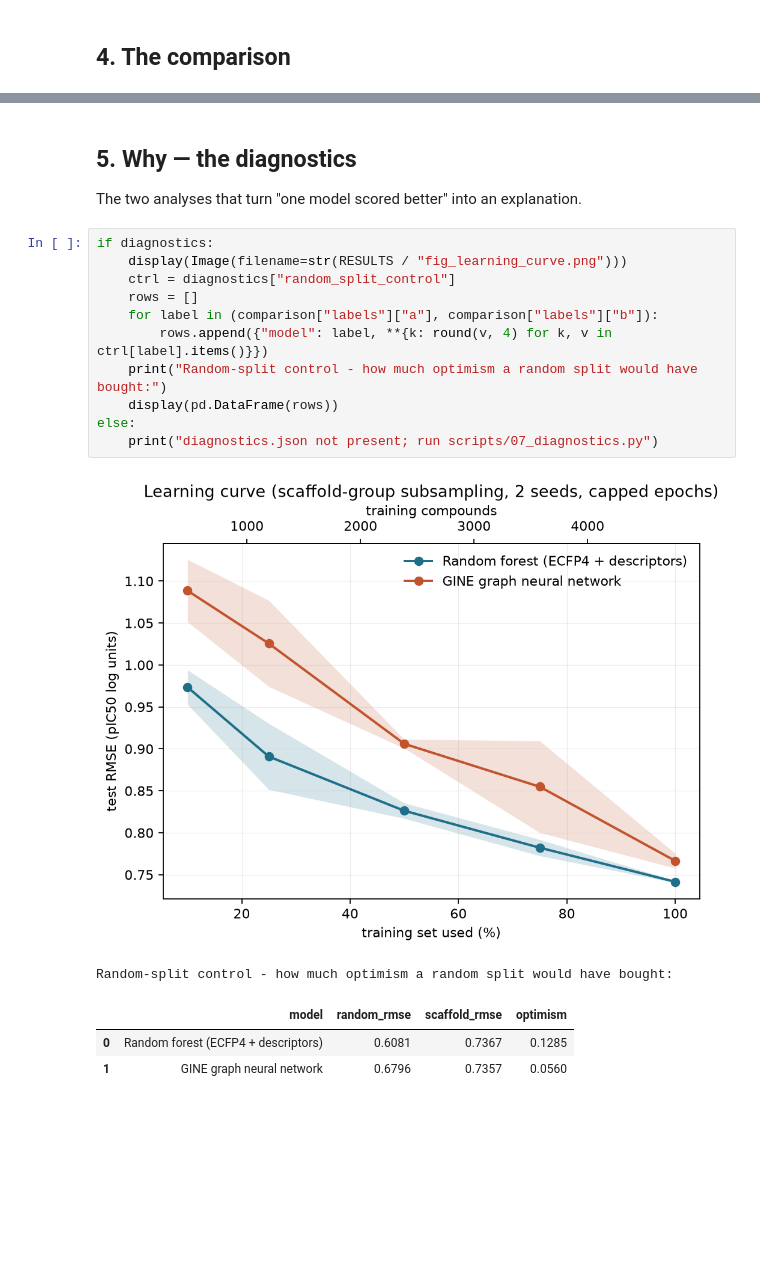
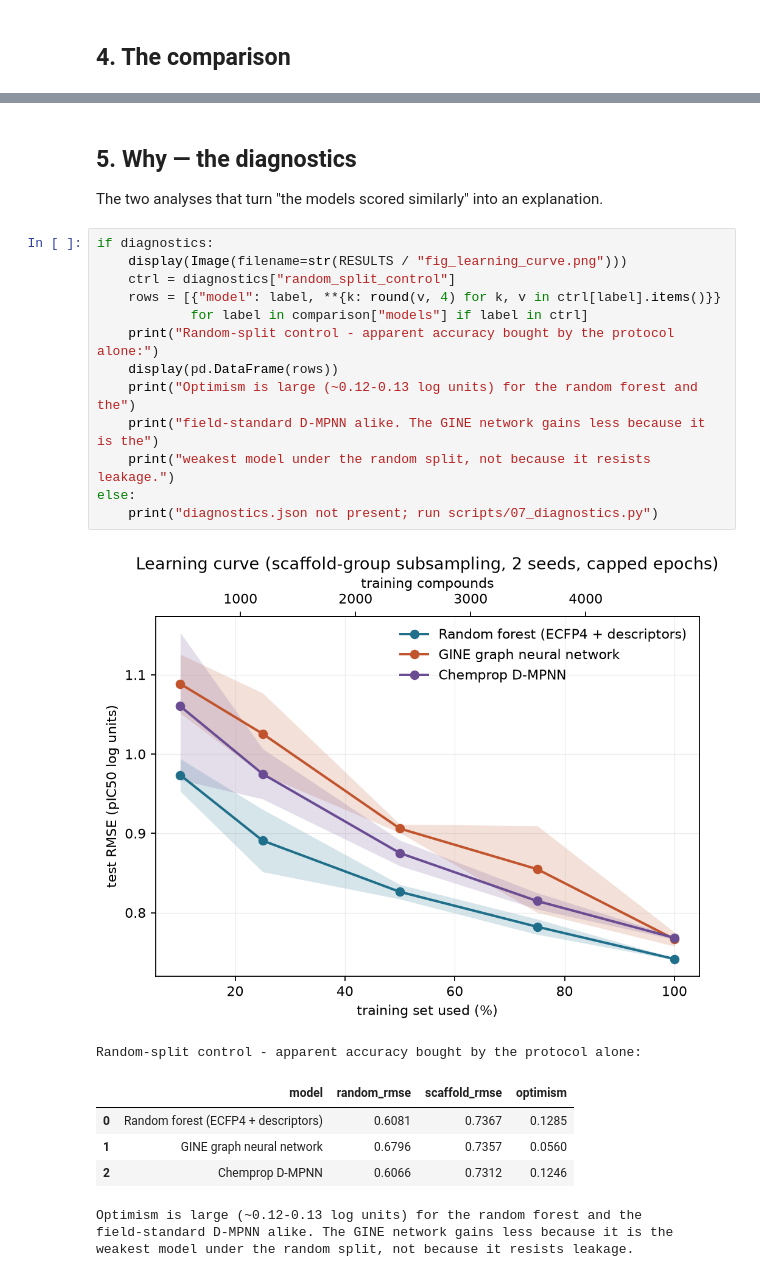
Before and after one commit to aadityageddam-ux/hdac1-qsar-gnn, a Jupyter notebook: report.ipynb, the cells around one changed output, grey strips where cells are left out. Saved outputs shown, nothing was run; the diff lists cells and outputs as text; blank space fills up the shorter version.

```diff
--- a/report.ipynb
+++ b/report.ipynb
@@ -195,24 +227,30 @@ display(Image(filename=str(RESULTS / "fig_parity.png")))
 # %% [markdown]
 ## 5. Why — the diagnostics
 
-The two analyses that turn "one model scored better" into an explanation.
+The two analyses that turn "the models scored similarly" into an explanation.
 # %%
 if diagnostics:
     display(Image(filename=str(RESULTS / "fig_learning_curve.png")))
     ctrl = diagnostics["random_split_control"]
-    rows = []
-    for label in (comparison["labels"]["a"], comparison["labels"]["b"]):
-        rows.append({"model": label, **{k: round(v, 4) for k, v in ctrl[label].items()}})
-    print("Random-split control - how much optimism a random split would have bought:")
+    rows = [{"model": label, **{k: round(v, 4) for k, v in ctrl[label].items()}}
+            for label in comparison["models"] if label in ctrl]
+    print("Random-split control - apparent accuracy bought by the protocol alone:")
     display(pd.DataFrame(rows))
+    print("Optimism is large (~0.12-0.13 log units) for the random forest and the")
+    print("field-standard D-MPNN alike. The GINE network gains less because it is the")
+    print("weakest model under the random split, not because it resists leakage.")
 else:
     print("diagnostics.json not present; run scripts/07_diagnostics.py")
 # %% [output]
-[figure, old version]
+[figure, new version]
-Random-split control - how much optimism a random split would have bought:
+Random-split control - apparent accuracy bought by the protocol alone:
 |  | model | random_rmse | scaffold_rmse | optimism |
 | 0 | Random forest (ECFP4 + descriptors) | 0.6081 | 0.7367 | 0.1285 |
 | 1 | GINE graph neural network | 0.6796 | 0.7357 | 0.0560 |
+| 2 | Chemprop D-MPNN | 0.6066 | 0.7312 | 0.1246 |
+Optimism is large (~0.12-0.13 log units) for the random forest and the
+field-standard D-MPNN alike. The GINE network gains less because it is the
+weakest model under the random split, not because it resists leakage.
 # %%
 display(Image(filename=str(RESULTS / "fig_stratified_by_similarity.png")))
 
```
Also changed, not shown: parts of 19 cells of this notebook, 20 other files.
